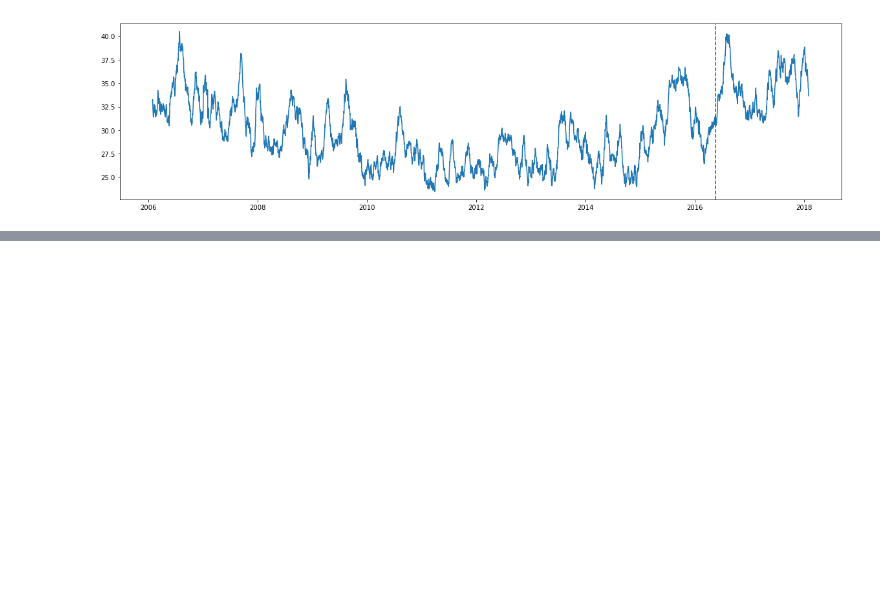
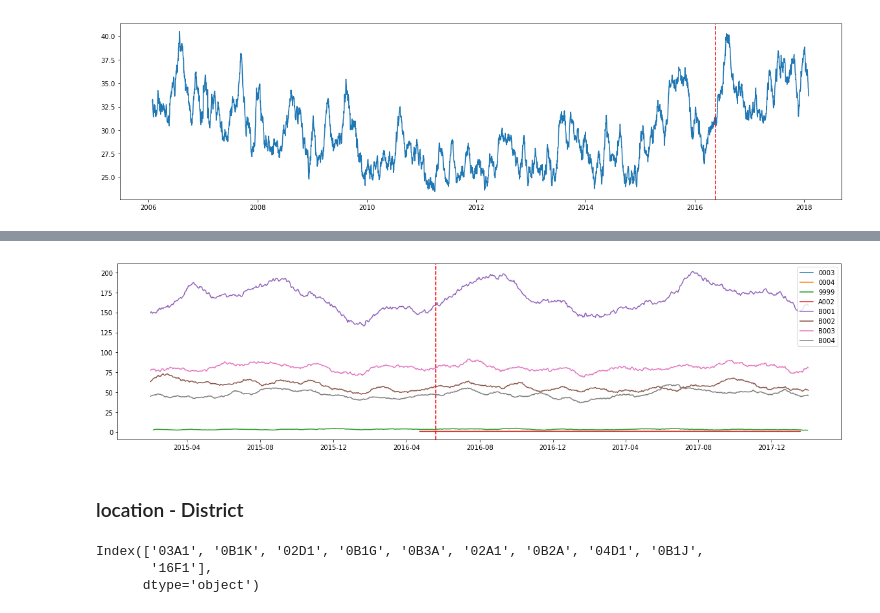
Before and after one commit to HKS-data-science-group/santa-monica-light-rail, a Jupyter notebook: cleaned polices call for service EDA.ipynb, the cells around one changed output, grey strips where cells are left out. Cells and saved outputs as stored; diff of their text form; code cells hidden in the pictures; blank space fills up the shorter version.

```diff
--- a/cleaned polices call for service EDA.ipynb
+++ b/cleaned polices call for service EDA.ipynb
@@ -125,0 +179,20 @@ plt.show()
+# %%
+plt.figure(figsize=(20,5))
+Beat_type = df[(df['Beat'].notnull()) & (df['Year']>2014)].groupby(['Beat','incident date'])['incident date'].count()
+for i in Beat_type.index.get_level_values(0).unique():
+    plt.plot(Beat_type[i].index,Beat_type[i].rolling(30).mean())
+plt.axvline(x = open_date, c = 'r', ls = '--')
+plt.legend(Beat_type.index.get_level_values(0).unique())
+plt.show()
+# %% [output]
+[figure, added]
+# %% [markdown]
+### location - District
+# %%
+loc = df['Reporting District'].value_counts()
+loc = loc[0:10]
+loc.index
+# %% [output]
+Index(['03A1', '0B1K', '02D1', '0B1G', '0B3A', '02A1', '0B2A', '04D1', '0B1J',
+       '16F1'],
+      dtype='object')
```
Also changed, not shown: parts of 23 cells of this notebook.
